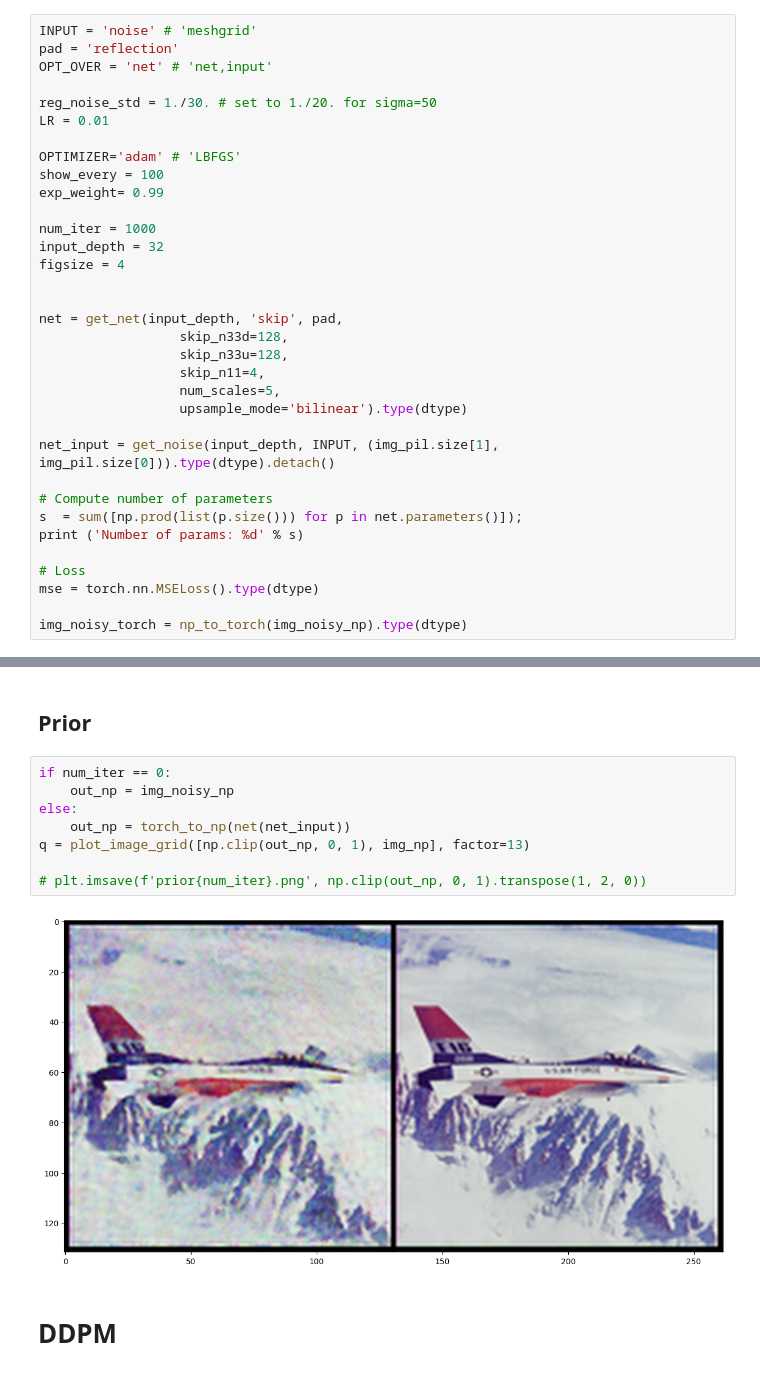
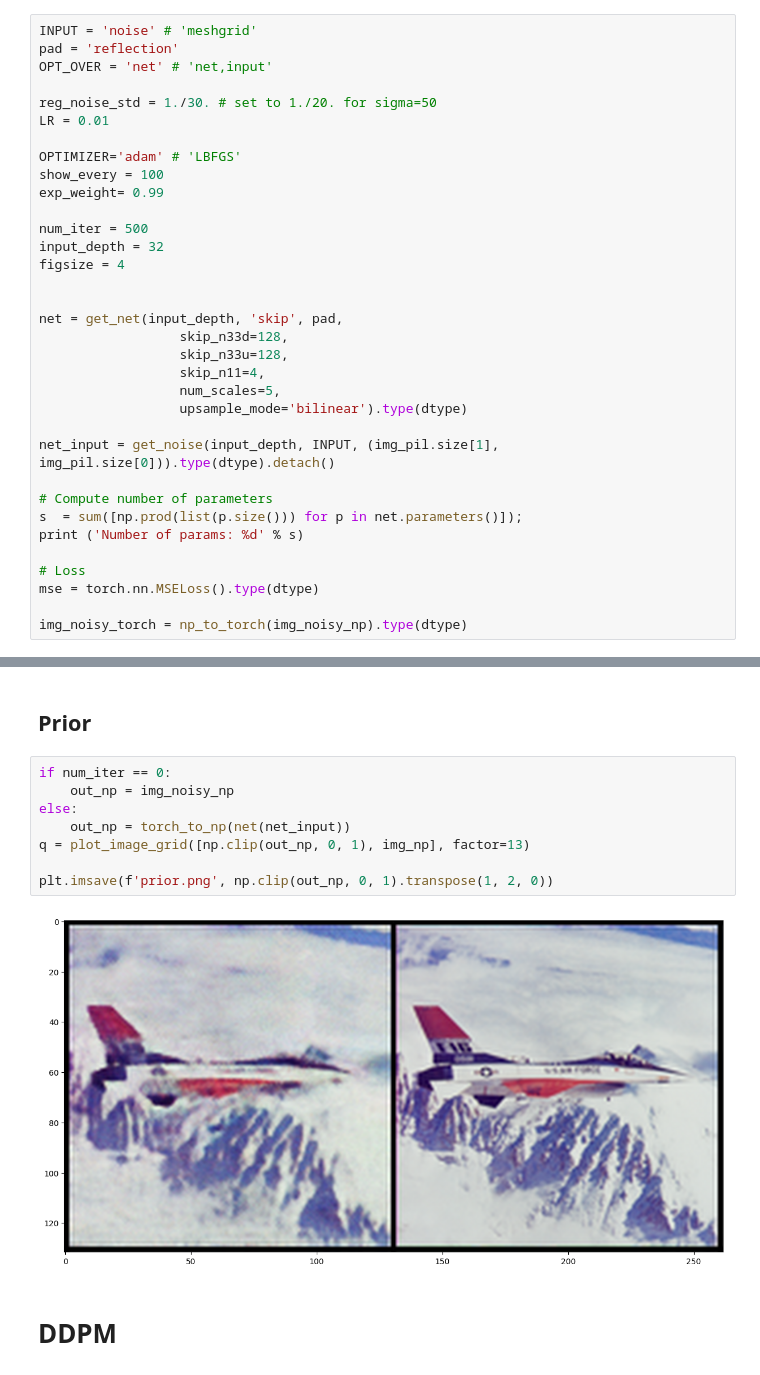
Before and after one commit to Darth-Phoenix/Accelerating-DDPM-with-DIP-based-Initial-Priors, a Jupyter notebook: main.ipynb, the cells around one changed output, grey strips where cells are left out. Drawn from its saved outputs; the diff is of its cells as text.

```diff
--- a/main.ipynb
+++ b/main.ipynb
@@ -79,7 +79,7 @@ OPTIMIZER='adam' # 'LBFGS'
 show_every = 100
 exp_weight= 0.99
 
-num_iter = 1000
+num_iter = 500
 input_depth = 32
 figsize = 4
 
@@ -178,13 +174,13 @@ Iteration 00500    Loss 0.010608   PSNR: 25.710251   SSIM: 0.801544
 # %%
 if num_iter == 0:
     out_np = img_noisy_np
 else:
     out_np = torch_to_np(net(net_input))
 q = plot_image_grid([np.clip(out_np, 0, 1), img_np], factor=13)
 
-# plt.imsave(f'prior{num_iter}.png', np.clip(out_np, 0, 1).transpose(1, 2, 0))
+plt.imsave(f'prior.png', np.clip(out_np, 0, 1).transpose(1, 2, 0))
 # %% [output]
-[figure, old version]
+[figure, new version]
 # %% [markdown]
 # DDPM
 # %% [markdown]
```
Also changed, not shown: parts of 6 cells of this notebook, 2 other files.
